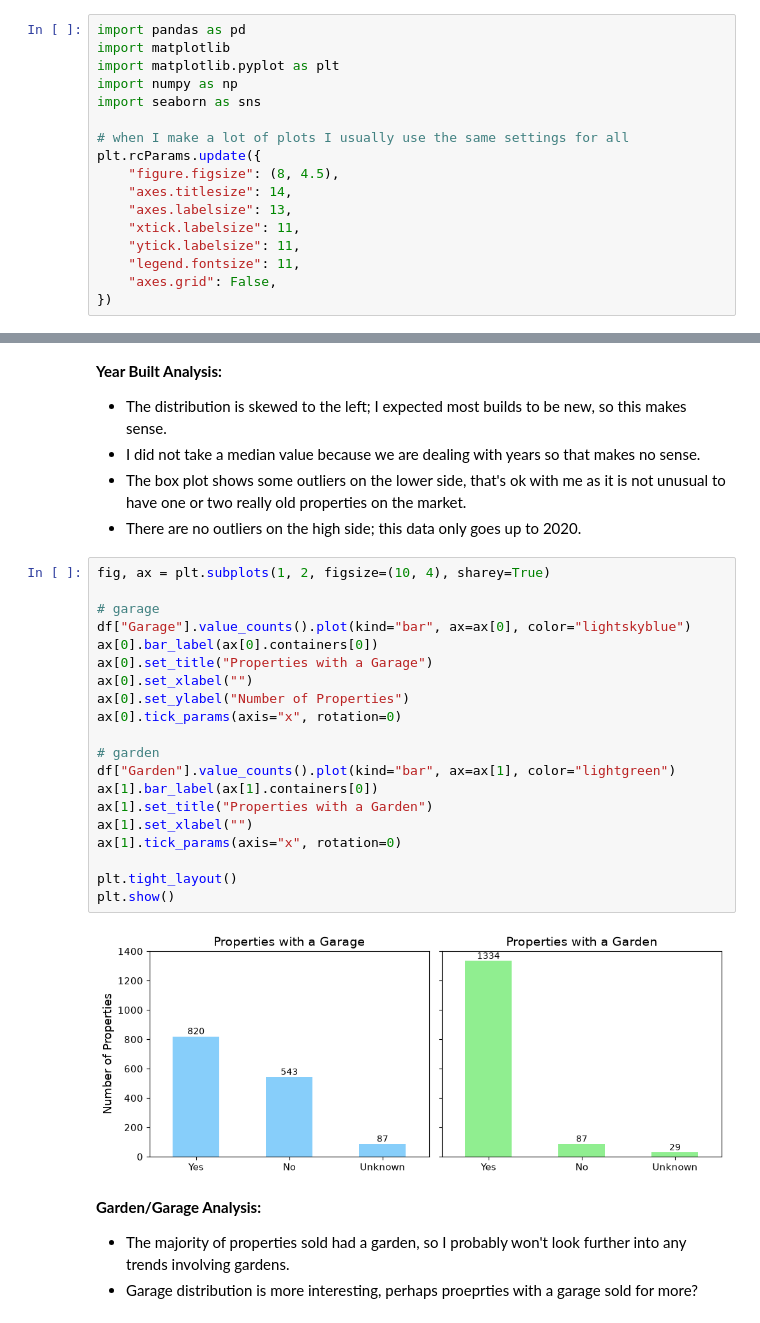
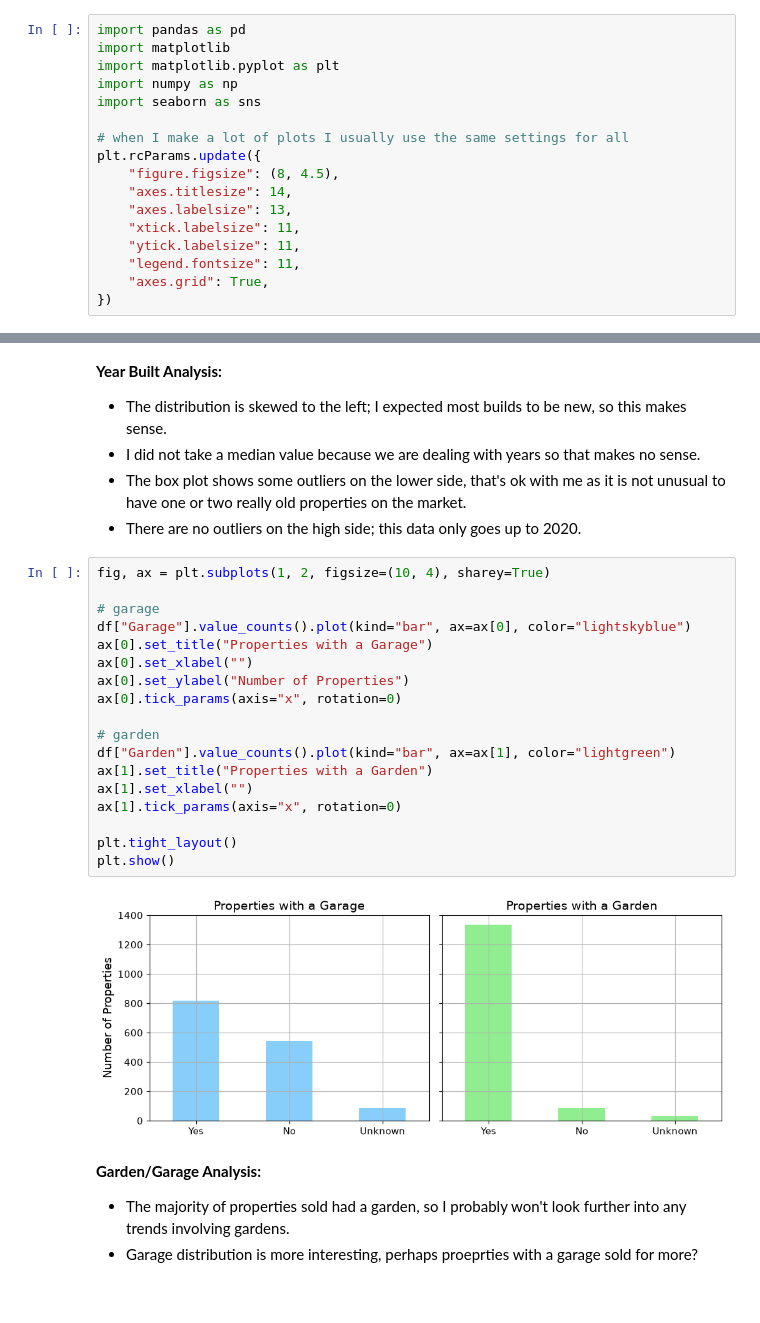
Before and after one commit to ellen-lyons/datascience-module, a Jupyter notebook: ellen-lyons-assignment-1/task3_data_analysis.ipynb, the cells around one changed output, grey strips where cells are left out. Cells and saved outputs as stored; diff of their text form.

```diff
--- a/ellen-lyons-assignment-1/task3_data_analysis.ipynb
+++ b/ellen-lyons-assignment-1/task3_data_analysis.ipynb
@@ -20,7 +20,7 @@ plt.rcParams.update({
     "xtick.labelsize": 11,
     "ytick.labelsize": 11,
     "legend.fontsize": 11,
-    "axes.grid": False,
+    "axes.grid": True,
 })
 # %% [markdown]
 ### Load data
@@ -215,25 +214,23 @@ plt.show()
 # %%
 fig, ax = plt.subplots(1, 2, figsize=(10, 4), sharey=True)
 
 # garage
 df["Garage"].value_counts().plot(kind="bar", ax=ax[0], color="lightskyblue")
-ax[0].bar_label(ax[0].containers[0])
 ax[0].set_title("Properties with a Garage")
 ax[0].set_xlabel("")
 ax[0].set_ylabel("Number of Properties")
 ax[0].tick_params(axis="x", rotation=0)
 
 # garden
 df["Garden"].value_counts().plot(kind="bar", ax=ax[1], color="lightgreen")
-ax[1].bar_label(ax[1].containers[0])
 ax[1].set_title("Properties with a Garden")
 ax[1].set_xlabel("")
 ax[1].tick_params(axis="x", rotation=0)
 
 plt.tight_layout()
 plt.show()
 # %% [output]
-[figure, old version]
+[figure, new version]
 # %% [markdown]
 **Garden/Garage Analysis:**
 - The majority of properties sold had a garden, so I probably won't look further into any trends involving gardens.
```
Also changed, not shown: parts of 22 cells of this notebook, 1 other file.
